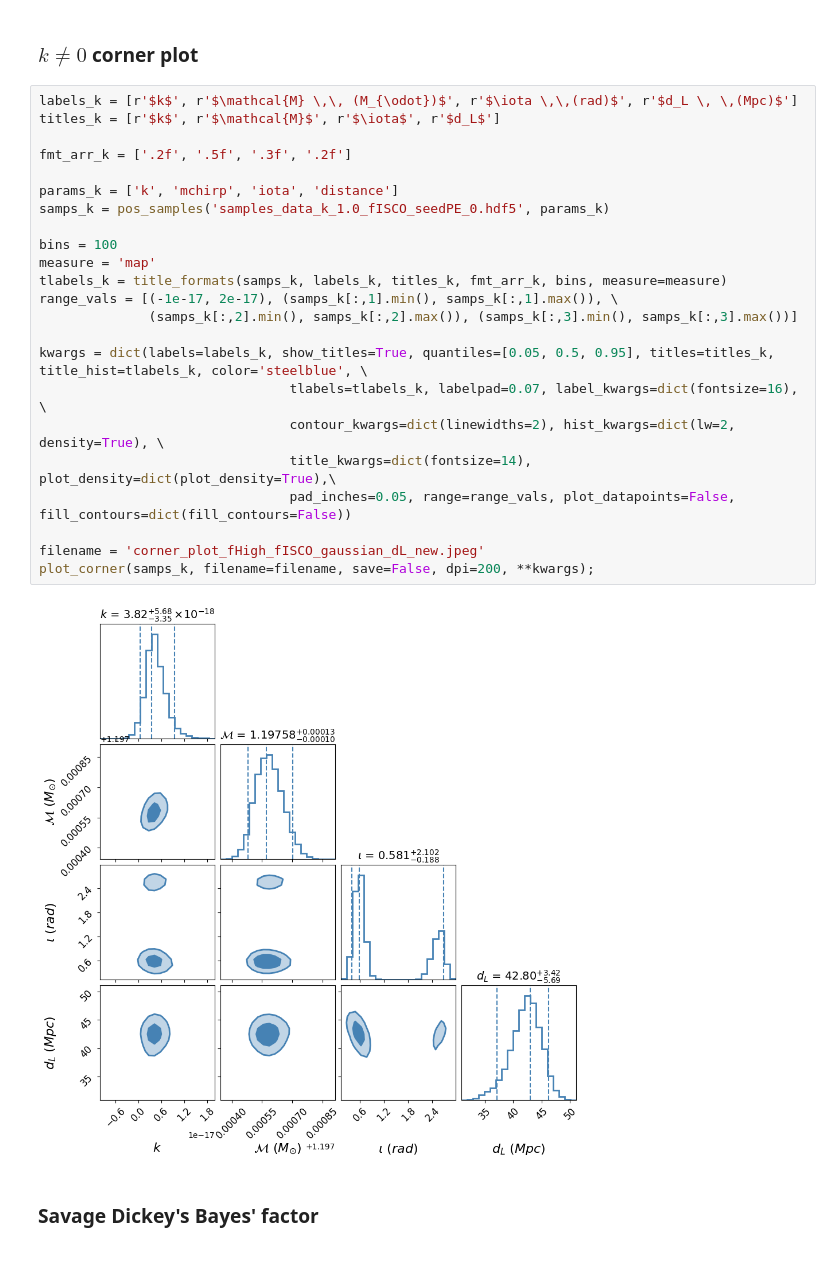
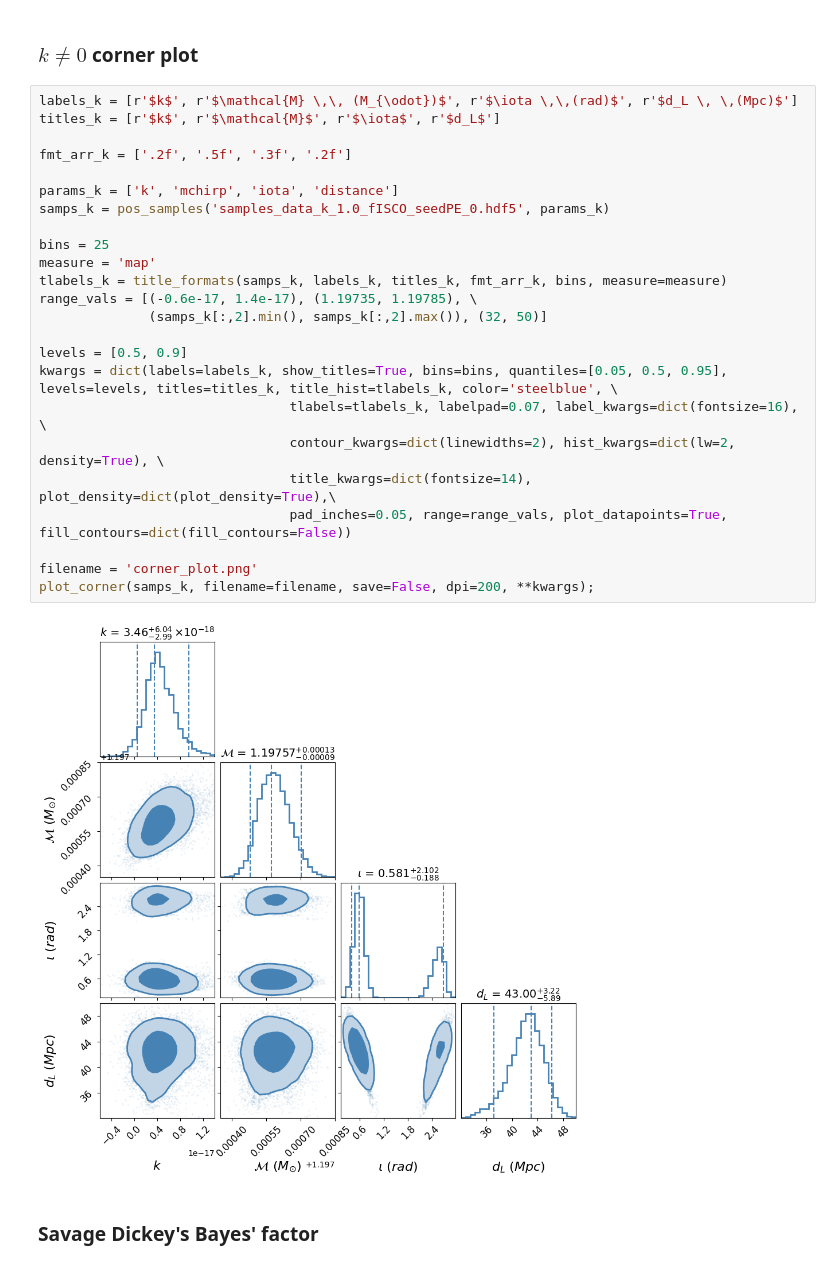
Before and after one commit to lalit-pathak/test_of_special_relativity, a Jupyter notebook: cauchy_prior_k/gauss_dL/plots.ipynb, the cells around one changed output. Cells and saved outputs as stored; diff of their text form.

Commit message:
changed the levels and reduced the whitespace in corner plots

```diff
--- a/cauchy_prior_k/gauss_dL/plots.ipynb
+++ b/cauchy_prior_k/gauss_dL/plots.ipynb
@@ -20,28 +20,29 @@ from plotting_utils import pos_samples, title_formats, plot_corner, ecdf
 # %%
 labels_k = [r'$k$', r'$\mathcal{M} \,\, (M_{\odot})$', r'$\iota \,\,(rad)$', r'$d_L \, \,(Mpc)$']
 titles_k = [r'$k$', r'$\mathcal{M}$', r'$\iota$', r'$d_L$']
 
 fmt_arr_k = ['.2f', '.5f', '.3f', '.2f']
 
 params_k = ['k', 'mchirp', 'iota', 'distance']
 samps_k = pos_samples('samples_data_k_1.0_fISCO_seedPE_0.hdf5', params_k)
 
-bins = 100
+bins = 25
 measure = 'map'
 tlabels_k = title_formats(samps_k, labels_k, titles_k, fmt_arr_k, bins, measure=measure)
-range_vals = [(-1e-17, 2e-17), (samps_k[:,1].min(), samps_k[:,1].max()), \
-              (samps_k[:,2].min(), samps_k[:,2].max()), (samps_k[:,3].min(), samps_k[:,3].max())]
+range_vals = [(-0.6e-17, 1.4e-17), (1.19735, 1.19785), \
+              (samps_k[:,2].min(), samps_k[:,2].max()), (32, 50)]
 
-kwargs = dict(labels=labels_k, show_titles=True, quantiles=[0.05, 0.5, 0.95], titles=titles_k, title_hist=tlabels_k, color='steelblue', \
+levels = [0.5, 0.9]
+kwargs = dict(labels=labels_k, show_titles=True, bins=bins, quantiles=[0.05, 0.5, 0.95], levels=levels, titles=titles_k, title_hist=tlabels_k, color='steelblue', \
                                 tlabels=tlabels_k, labelpad=0.07, label_kwargs=dict(fontsize=16), \
                                 contour_kwargs=dict(linewidths=2), hist_kwargs=dict(lw=2, density=True), \
                                 title_kwargs=dict(fontsize=14), plot_density=dict(plot_density=True),\
-                                pad_inches=0.05, range=range_vals, plot_datapoints=False,  fill_contours=dict(fill_contours=False))
+                                pad_inches=0.05, range=range_vals, plot_datapoints=True,  fill_contours=dict(fill_contours=False))
 
-filename = 'corner_plot_fHigh_fISCO_gaussian_dL_new.jpeg'
+filename = 'corner_plot.png'
 plot_corner(samps_k, filename=filename, save=False, dpi=200, **kwargs);
 # %% [output]
-[figure, old version]
+[figure, new version]
 # %% [markdown]
 ### Savage Dickey's Bayes' factor
 # %%
```
Also changed, not shown: 6 other files.
